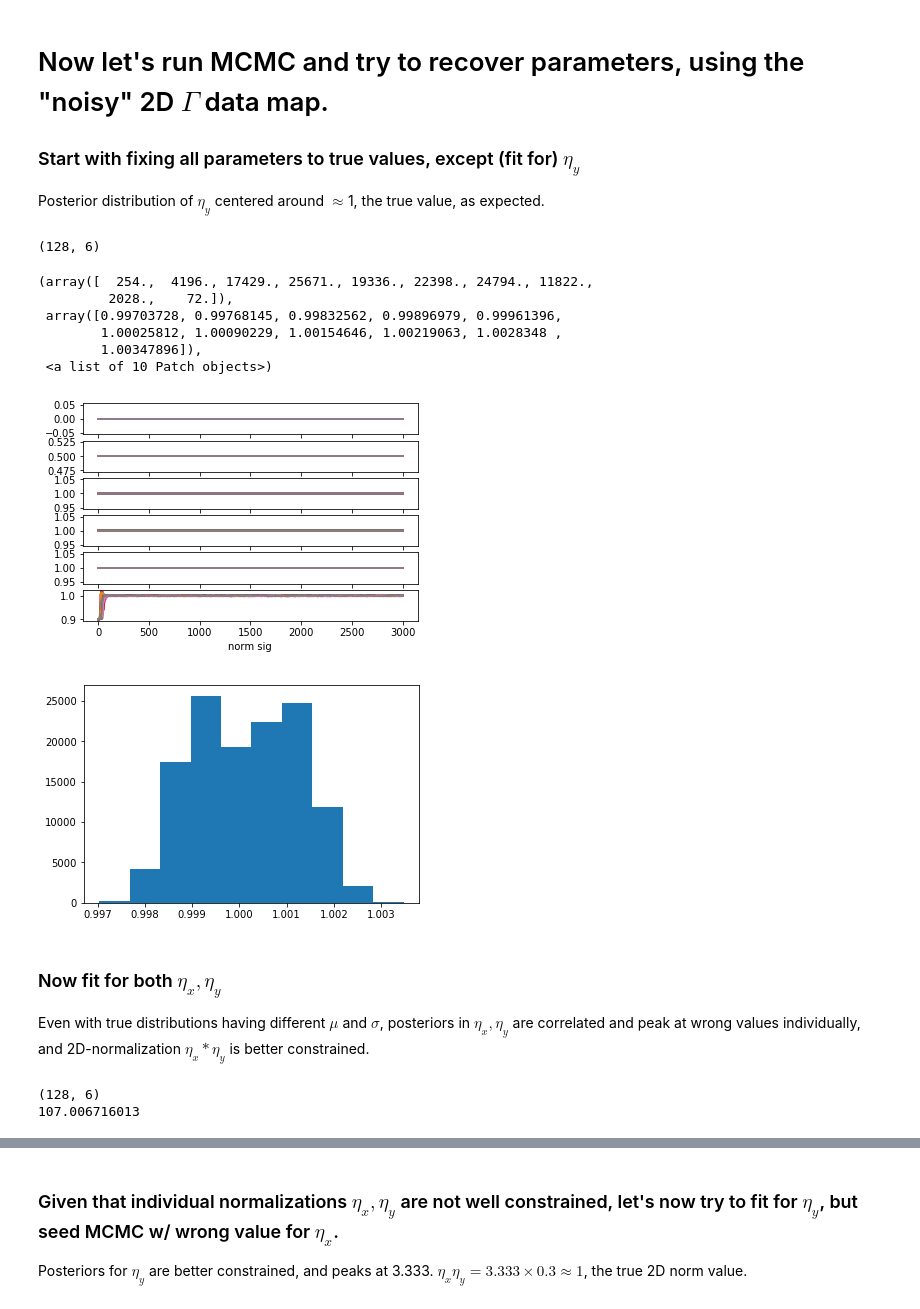
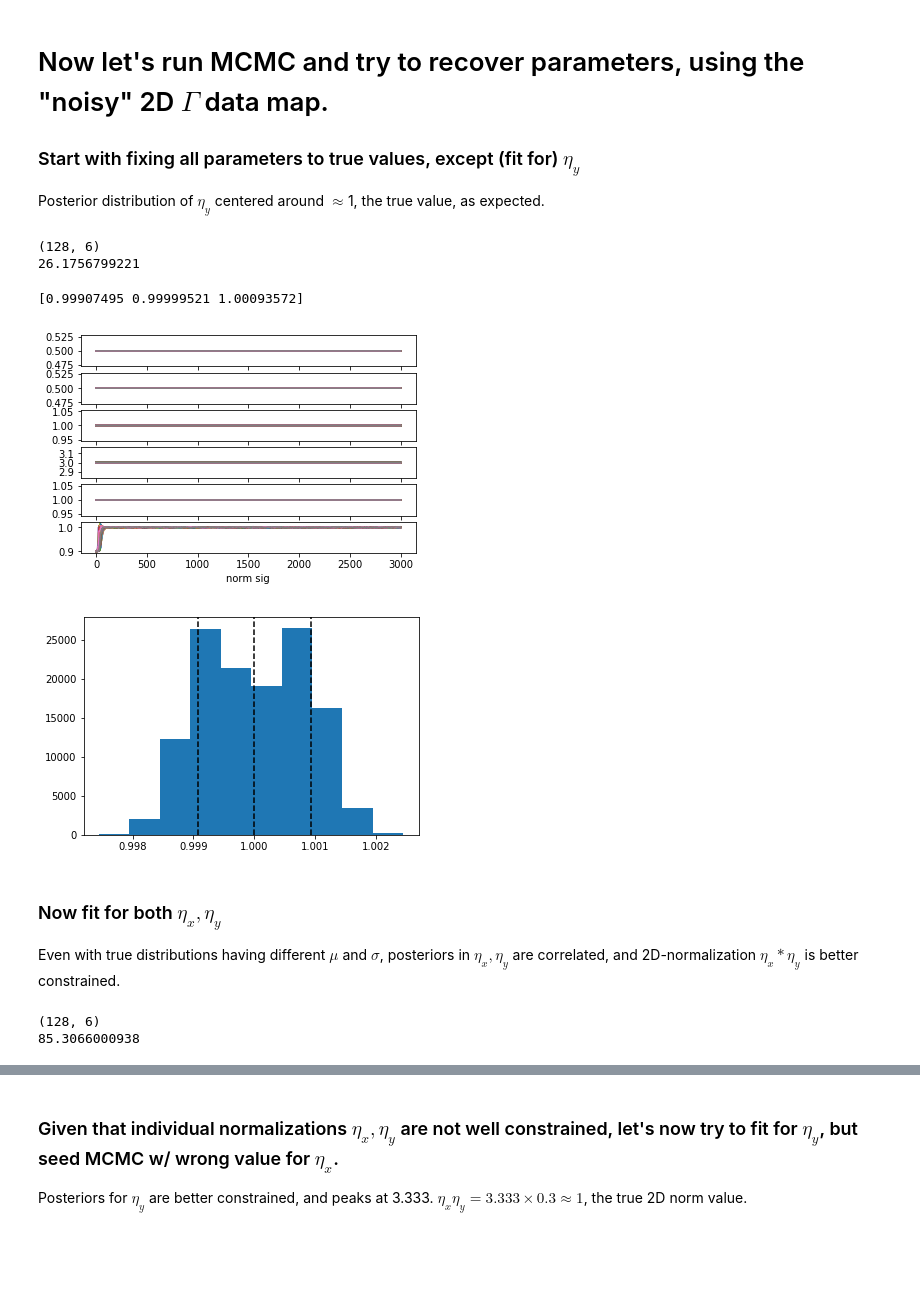
Before and after one commit to savvytruffle/pop-secret, a Jupyter notebook: pop-pop-secret-test-inference-functions.ipynb, the cells around one changed output, grey strips where cells are left out. Cells and saved outputs as stored; diff of their text form; code cells hidden in the pictures; blank space fills up the shorter version.

```diff
--- a/pop-pop-secret-test-inference-functions.ipynb
+++ b/pop-pop-secret-test-inference-functions.ipynb
@@ -150,10 +156,10 @@ Vj = np.diff(xbins)[:, np.newaxis] * np.diff(ybins)[np.newaxis,:]
 x, y = np.linspace(xbins[0], xbins[-1], 100), np.linspace(ybins[0], ybins[-1], 100)
 
 # define parameters to 2d Gauss
-mux = 0.
+mux = 0.5
 sigx = 0.5
 muy = 1.0
-sigy = 1.0
+sigy = 3.0
 
 normx = 1.
 normy = 1.
@@ -238,7 +244,7 @@ for ii in range(nwalkers):
     test_lnprob[ii] = lnprob_flattened(p0[ii,:], data_wn, noise, xbins, ybins, Vj)
     if not np.isfinite(test_lnprob[ii]):
         print("{} {} lnprior_lognorm {}".format(ii, p0[ii,:], test_lnprob[ii]))
-print(p0.shape
+print(p0.shape)
 start_time = time.time()
 sampler = emcee.EnsembleSampler(nwalkers, ndim, lnprob_flattened,
                            args=[data_wn, noise, xbins, ybins, Vj])
@@ -248,27 +254,27 @@ print(time.time()-start_time)
 samples = sampler.chain
 # %% [output]
 (128, 6)
+26.1756799221
 # %%
 plt.figure()
 for ii in range(ndim):
     plt.subplot(ndim,1,ii+1)
     plt.plot(samples[:,:,ii].T)
     plt.xlabel(labels[ii])
 plt.figure()
 plt.hist(samples[:,2000:, -1].ravel())
+bfpars = np.nanpercentile(samples[:,2000:,-1].ravel(), [16, 50, 84])
+for ii in bfpars:
+    plt.axvline(ii, ls='--', color='k')
+print(bfpars)
 # %% [output]
-(array([  254.,  4196., 17429., 25671., 19336., 22398., 24794., 11822.,
-         2028.,    72.]),
- array([0.99703728, 0.99768145, 0.99832562, 0.99896979, 0.99961396,
-        1.00025812, 1.00090229, 1.00154646, 1.00219063, 1.0028348 ,
-        1.00347896]),
- <a list of 10 Patch objects>)
+[0.99907495 0.99999521 1.00093572]
-[figure, old version]
+[figure, new version]
-[figure, old version]
+[figure, new version]
 # %% [markdown]
 ### Now fit for both $\eta_x, \eta_y$ ###
 
-Even with true distributions having different $\mu$ and $\sigma$, posteriors in $\eta_x, \eta_y$ are correlated and peak at wrong values individually, and 2D-normalization $\eta_x * \eta_y$ is better constrained.
+Even with true distributions having different $\mu$ and $\sigma$, posteriors in $\eta_x, \eta_y$ are correlated, and 2D-normalization $\eta_x * \eta_y$ is better constrained.
 # %%
 seed_p0 = [mux, sigx, muy, sigy, 0.9, 0.9]
 ndim = len(seed_p0)
@@ -292,7 +298,7 @@ print(time.time()-start_time)
 # #lnprob_flattened(alpha.ravel(), None, logRp_bins, logPp_bins, Vj, Qc, gammaprior=True)
 # %% [output]
 (128, 6)
-107.006716013
+85.3066000938
 # %%
 samples2 = sampler2.chain
 labels = ['lnRp mu', 'lnRp sig', 'lnPrat mu', 'lnPrat sig', 'norm mu', 'norm sig']
```
Also changed, not shown: parts of 12 cells of this notebook.
